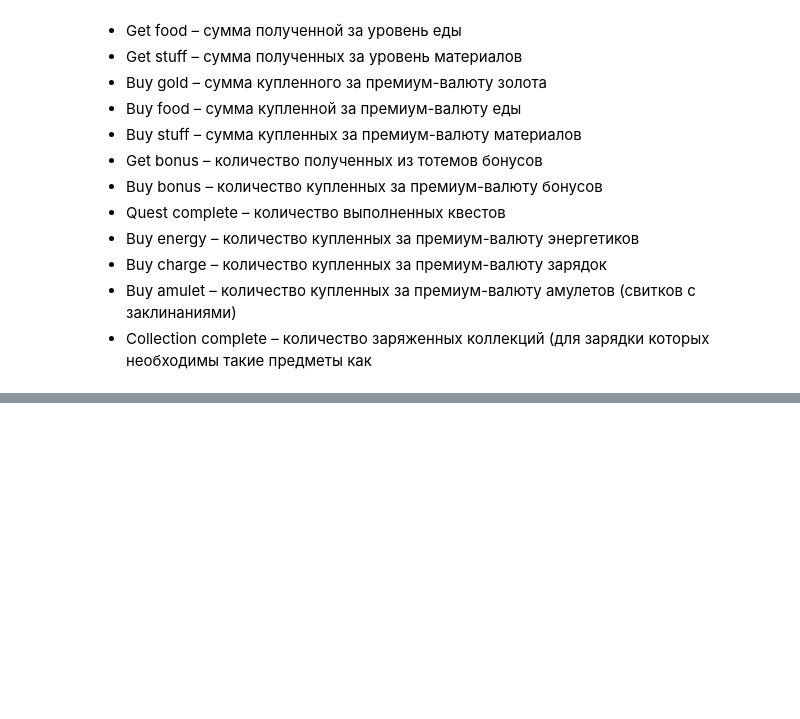
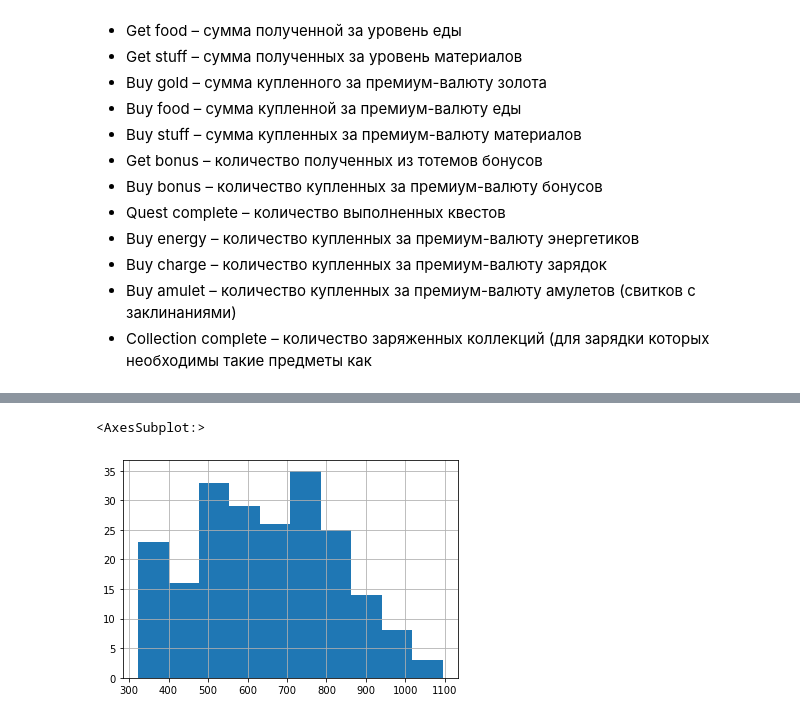
Before and after one commit to lectures-python/Python_lectures_HW, a Jupyter notebook: A_B_test.ipynb, the cells around one changed output, grey strips where cells are left out. Drawn from its saved outputs; the diff is of its cells as text; code cells hidden in the pictures; blank space fills up the shorter version.

```diff
--- a/A_B_test.ipynb
+++ b/A_B_test.ipynb
@@ -83,0 +85,2 @@ pd.read_csv()
+# %%
+df = pd.read_csv('Game Analyst.csv')
@@ -83,0 +117,8 @@ pd.read_csv()
+# %%
+A = df[(df['Version']=='v1')&(df['Level']==6)]['Buy gold'].values
+B = df[(df['Version']=='v2')&(df['Level']==6)]['Buy gold'].values
+# %%
+pd.Series(A).hist()
+# %% [output]
+<AxesSubplot:>
+[figure, added]
```
Also changed, not shown: parts of 20 cells of this notebook.
